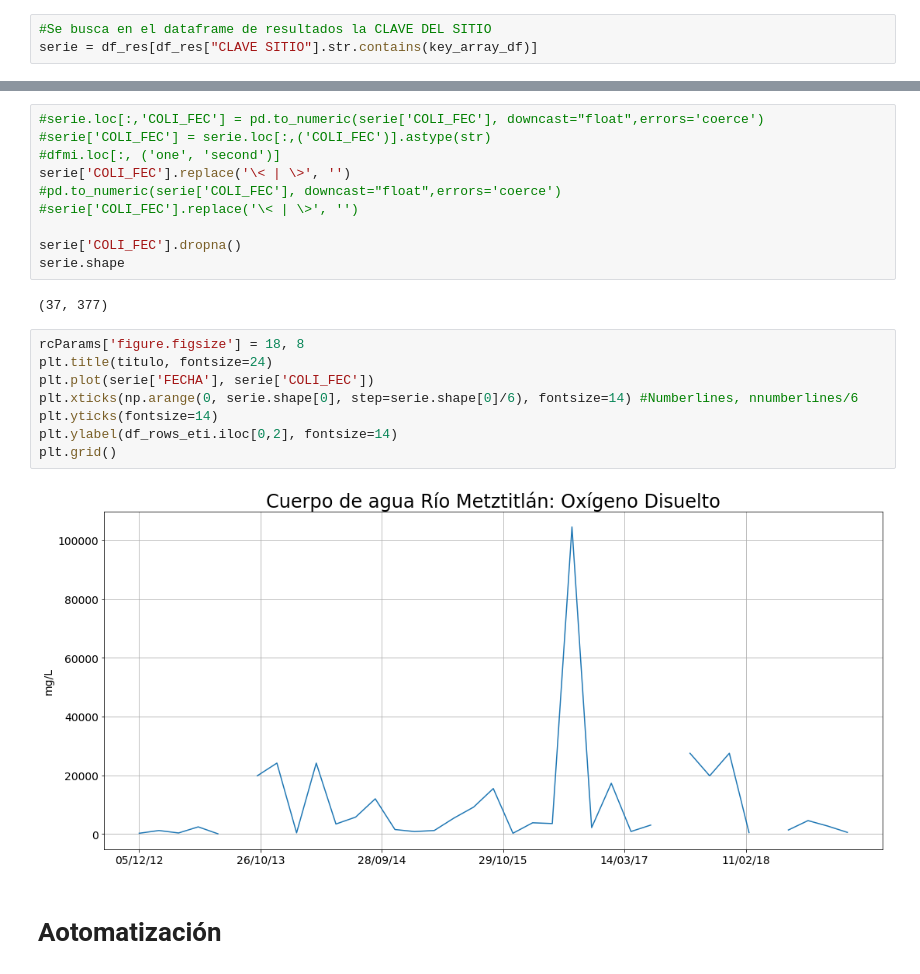
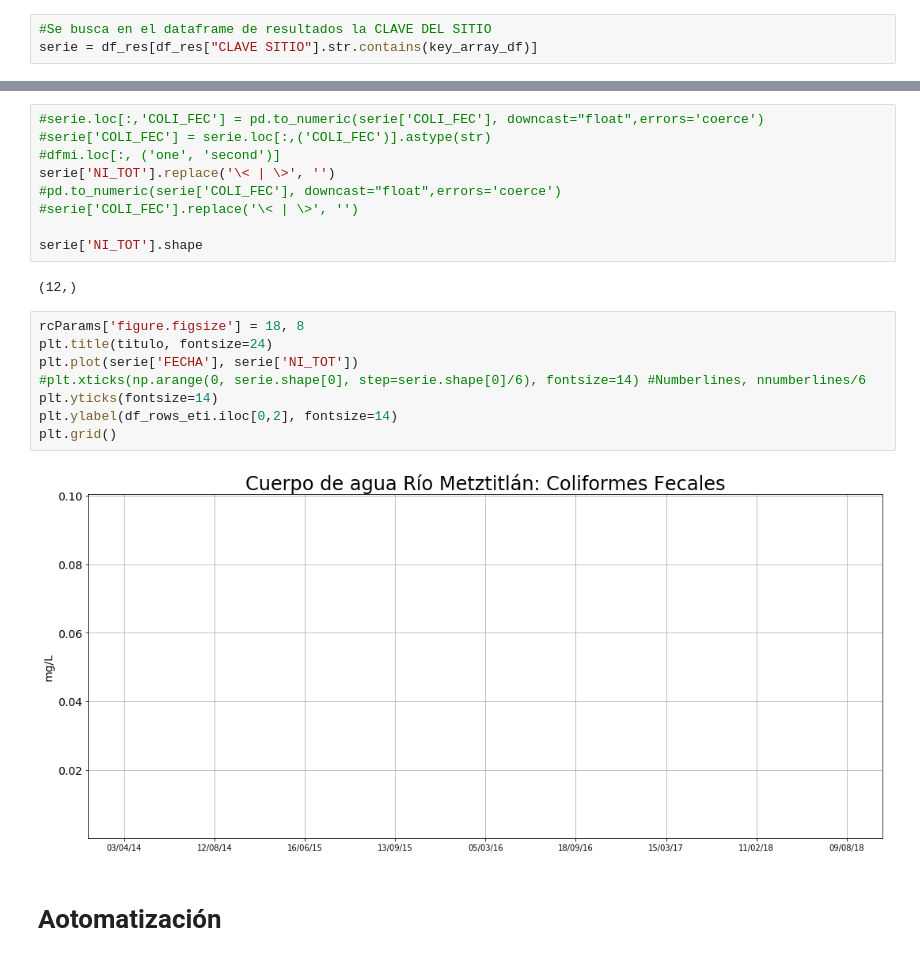
Before and after one commit to GuijonGustavo/water-studio, a Jupyter notebook: res_cal_agua_2012-2018-exploratorio.ipynb, the cells around one changed output, grey strips where cells are left out. Saved outputs shown, nothing was run; the diff lists cells and outputs as text.

```diff
--- a/res_cal_agua_2012-2018-exploratorio.ipynb
+++ b/res_cal_agua_2012-2018-exploratorio.ipynb
@@ -174,24 +174,23 @@ Name: OD_mg/L, dtype: object
 #serie.loc[:,'COLI_FEC'] = pd.to_numeric(serie['COLI_FEC'], downcast="float",errors='coerce')
 #serie['COLI_FEC'] = serie.loc[:,('COLI_FEC')].astype(str)
 #dfmi.loc[:, ('one', 'second')]
-serie['COLI_FEC'].replace('\< | \>', '')
+serie['NI_TOT'].replace('\< | \>', '')
 #pd.to_numeric(serie['COLI_FEC'], downcast="float",errors='coerce')
 #serie['COLI_FEC'].replace('\< | \>', '')
 
-serie['COLI_FEC'].dropna()
-serie.shape
+serie['NI_TOT'].shape
 # %% [output]
-(37, 377)
+(12,)
 # %%
 rcParams['figure.figsize'] = 18, 8
 plt.title(titulo, fontsize=24)
-plt.plot(serie['FECHA'], serie['COLI_FEC'])
-plt.xticks(np.arange(0, serie.shape[0], step=serie.shape[0]/6), fontsize=14) #Numberlines, nnumberlines/6
+plt.plot(serie['FECHA'], serie['NI_TOT'])
+#plt.xticks(np.arange(0, serie.shape[0], step=serie.shape[0]/6), fontsize=14) #Numberlines, nnumberlines/6
 plt.yticks(fontsize=14)
 plt.ylabel(df_rows_eti.iloc[0,2], fontsize=14)
 plt.grid()
 # %% [output]
-[figure, old version]
+[figure, new version]
 # %% [markdown]
 # Aotomatización
 # %%
```
Also changed, not shown: parts of 3 cells of this notebook, 8 other files.
